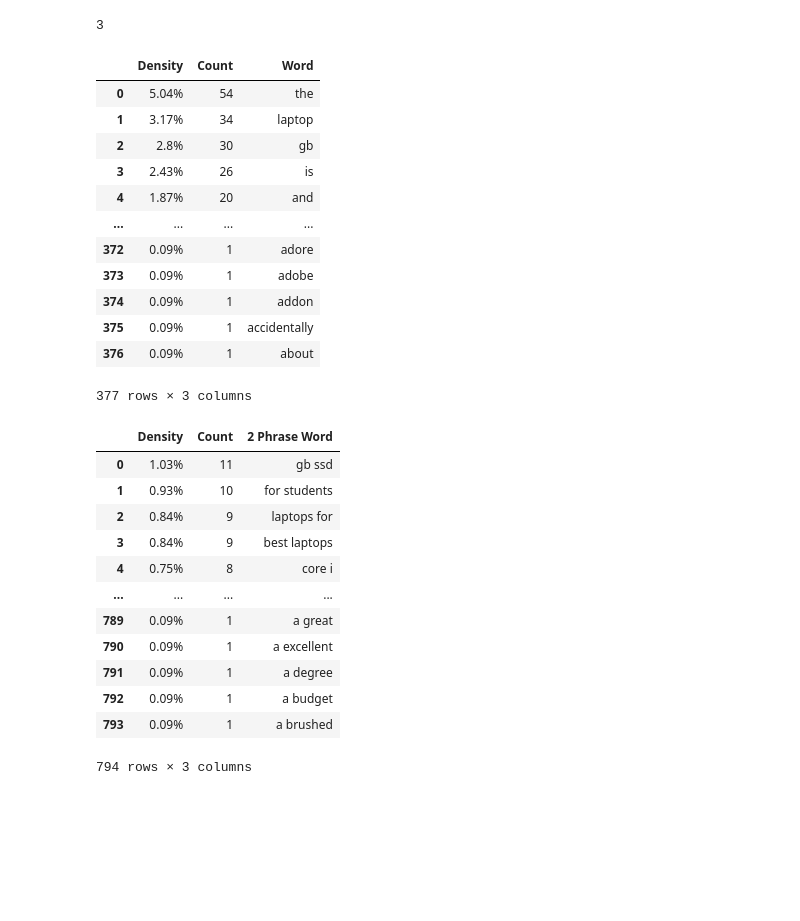
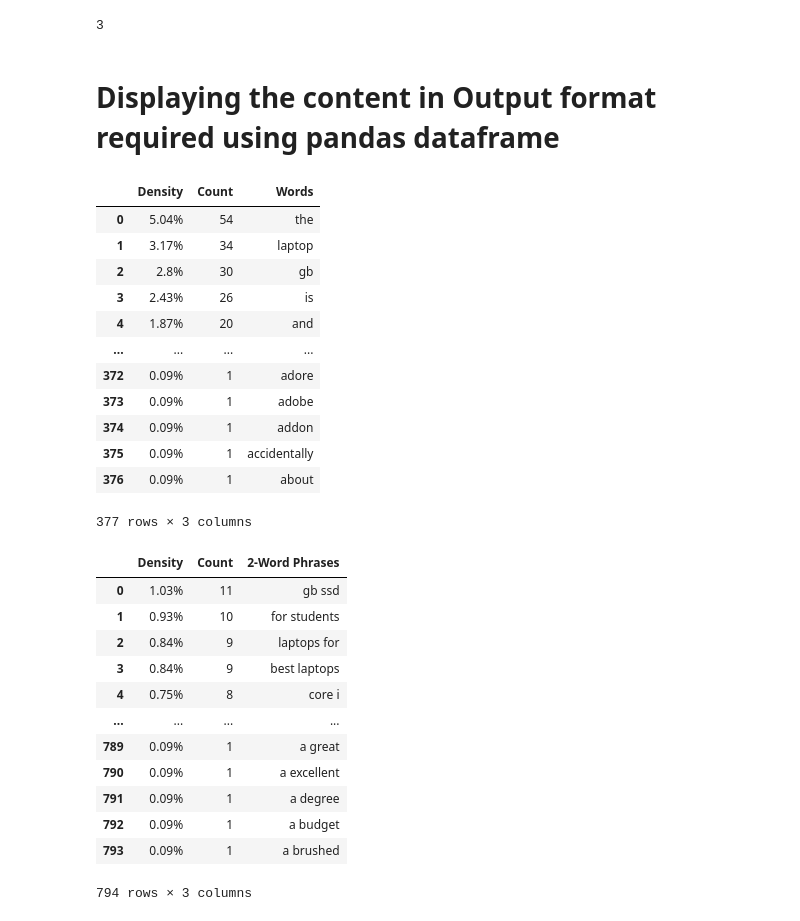
Before and after one commit to RaghavAgrawal17/DatascienceTask2, a Jupyter notebook: Paperdrop_Task.ipynb, the cells around one changed output. Saved outputs shown, nothing was run; the diff lists cells and outputs as text; code cells hidden in the pictures; blank space fills up the shorter version.

```diff
--- a/Paperdrop_Task.ipynb
+++ b/Paperdrop_Task.ipynb
@@ -15,7 +15,11 @@ import numpy as np
 [nltk_data] Downloading package stopwords to /root/nltk_data...
 [nltk_data]   Unzipping corpora/stopwords.zip.
 # %%
-url = "https://raw.githubusercontent.com/RaghavAgrawal17/practice-Datasets/main/task.txt"
+#Getting the contents from the cloud to colab environment
+
+#Note:- Content is fetched from whole web page
+
+url = "https://raw.githubusercontent.com/RaghavAgrawal17/DatascienceTask2/main/task.txt?token=GHSAT0AAAAAABM7Z5OHENZ47BESDBPQPZBWYQAUCRA"
 file = urllib.request.urlopen(url)
 
 content = ''
@@ -79,23 +86,24 @@ def density_oneword(words):
 
   return density_percentage, density_count, keyword
 # %%
+#Defining a function for finding ensity of 2 word Phrases
+
 def density_twoword(words):
-  twowordlist = []
+  two_word_tokens = []
 
   for x,y in zip(words[::1],words[1::1]):
     twowords = x+' '+y
-    twowordlist.append(twowords)
+    two_word_tokens.append(twowords)
 
-  # Same as before but now the new list of 2 joined words is used instead
-  uniquetwowords = set(twowordlist)
-  n = len(twowordlist)
+  uniquetwowords = set(two_word_tokens)
+  n = len(two_word_tokens)
 
   keyword = []
   density_count = []
   density_percentage = []
 
   for word in uniquetwowords:
-    result = twowordlist.count(word)
+    result = two_word_tokens.count(word)
     percentage = str(round(100*result/n,2))+'%'
 
     keyword.append(word)
@@ -106,22 +114,24 @@ def density_twoword(words):
 
   return density_percentage, density_count, keyword
 # %%
+#Defining a function for finding ensity of 3 word Phrases
+
 def density_threeword(words):
-  threewordlist = []
+  three_word_tokens = []
 
   for x,y,z in zip(words[::1],words[1::1],words[2::1]):
     threewords = x+' '+y+' '+z
-    threewordlist.append(threewords)
+    three_word_tokens.append(threewords)
 
-  uniquethreewords = set(threewordlist)
-  n = len(threewordlist)
+  uniquethreewords = set(three_word_tokens)
+  n = len(three_word_tokens)
 
   keyword = []
   density_count = []
   density_percentage = []
 
   for word in uniquethreewords:
-    result = threewordlist.count(word)
+    result = three_word_tokens.count(word)
     percentage = str(round(100*result/n,2))+'%'
 
     keyword.append(word)
@@ -162,12 +185,14 @@ keyword_density_output.append(list(list2))
 len(keyword_density_output)
 # %% [output]
 3
+# %% [markdown]
+# **Displaying the content in Output format required using pandas dataframe**
 # %%
 data = np.array(keyword_density_output[0]).T
-df = pd.DataFrame(data, columns=['Density', 'Count', 'Word'])
+df = pd.DataFrame(data, columns=['Density', 'Count', 'Words'])
 df
 # %% [output]
-|  | Density | Count | Word |
+|  | Density | Count | Words |
 | 0 | 5.04% | 54 | the |
 | 1 | 3.17% | 34 | laptop |
 | 2 | 2.8% | 30 | gb |
@@ -182,10 +207,10 @@ df
 377 rows × 3 columns
 # %%
 data = np.array(keyword_density_output[1]).T
-df = pd.DataFrame(data, columns=['Density', 'Count', '2 Phrase Word'])
+df = pd.DataFrame(data, columns=['Density', 'Count', '2-Word Phrases'])
 df
 # %% [output]
-|  | Density | Count | 2 Phrase Word |
+|  | Density | Count | 2-Word Phrases |
 | 0 | 1.03% | 11 | gb ssd |
 | 1 | 0.93% | 10 | for students |
 | 2 | 0.84% | 9 | laptops for |
```
Also changed, not shown: parts of 9 cells of this notebook.
